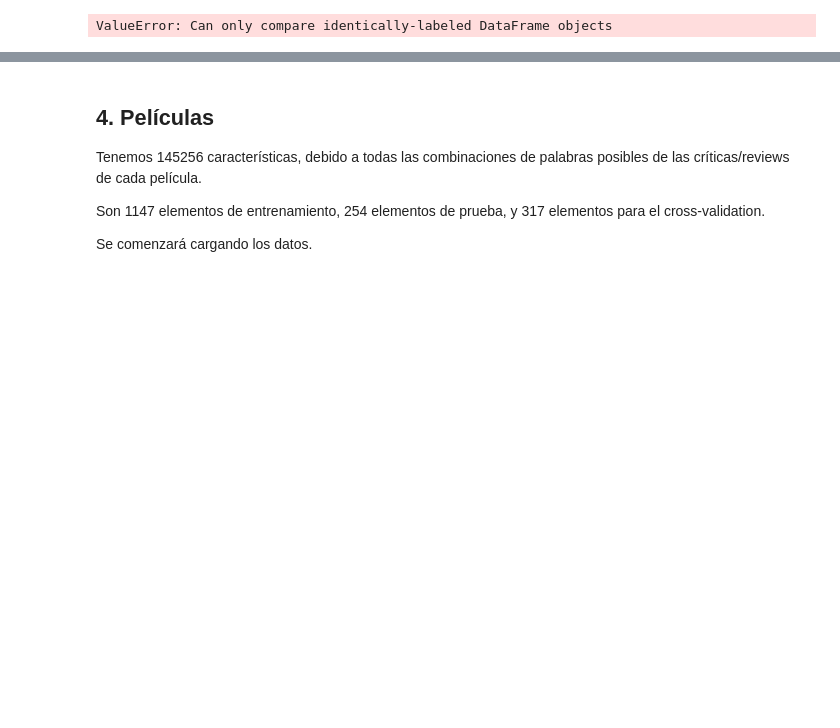
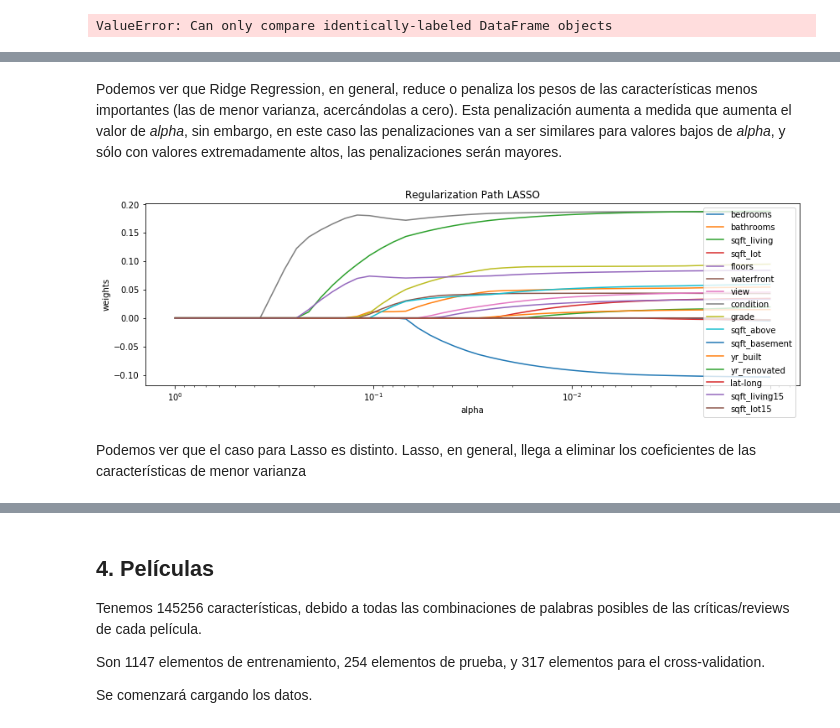
Before and after one commit to VitoVoti/ML_T1_LinReg, a Jupyter notebook: Tarea1 .ipynb, the cells around one changed output, grey strips where cells are left out. Saved outputs shown, nothing was run; the diff lists cells and outputs as text; code cells hidden in the pictures; blank space fills up the shorter version.

Commit message:
otros avances

```diff
--- a/Tarea1 .ipynb
+++ b/Tarea1 .ipynb
@@ -458,0 +516,35 @@ ValueError: Can only compare identically-labeled DataFrame objects
+# %% [markdown]
+Podemos ver que Ridge Regression, en general, reduce o penaliza los pesos de las características menos importantes (las de menor varianza, acercándolas a cero). Esta penalización aumenta a medida que aumenta el valor de *alpha*, sin embargo, en este caso las penalizaciones van a ser similares para valores bajos de *alpha*, y sólo con valores extremadamente altos, las penalizaciones serán mayores.
+# %%
+from sklearn.linear_model import Lasso
+import matplotlib.pylab as plt
+Dtrain = Xtrain2_scaled.copy()
+Dtrain = Dtrain.drop('intercept', axis=1)
+names_regressors = ["bedrooms","bathrooms","sqft_living","sqft_lot","floors","waterfront","view",
+"condition","grade","sqft_above","sqft_basement","yr_built","yr_renovated","lat-long",
+"sqft_living15","sqft_lot15"]
+alphas_ = np.logspace(0,-3,base=10) # Otro conjunto de alphas
+coefs = []
+model = Lasso(fit_intercept=True)
+for a in alphas_:
+    model.set_params(alpha=a)
+    model.fit(Dtrain, ytrain)
+    coefs.append(model.coef_)
+ax = plt.gca()
+for y_arr, label in zip(np.squeeze(coefs).T, names_regressors):
+    #print(alphas_.shape)
+    #print(y_arr.shape)
+    plt.plot(alphas_, y_arr, label=label)
+plt.legend()
+ax.set_xscale('log')
+ax.set_xlim(ax.get_xlim()[::-1]) # reverse axis
+plt.xlabel('alpha')
+plt.ylabel('weights')
+plt.title('Regularization Path LASSO')
+plt.axis('tight')
+plt.legend(loc=1)
+plt.show()
+# %% [output]
+[figure, added]
+# %% [markdown]
+Podemos ver que el caso para Lasso es distinto. Lasso, en general, llega a eliminar los coeficientes de las características de menor varianza
```
Also changed, not shown: parts of 21 cells of this notebook, 7 other files.
